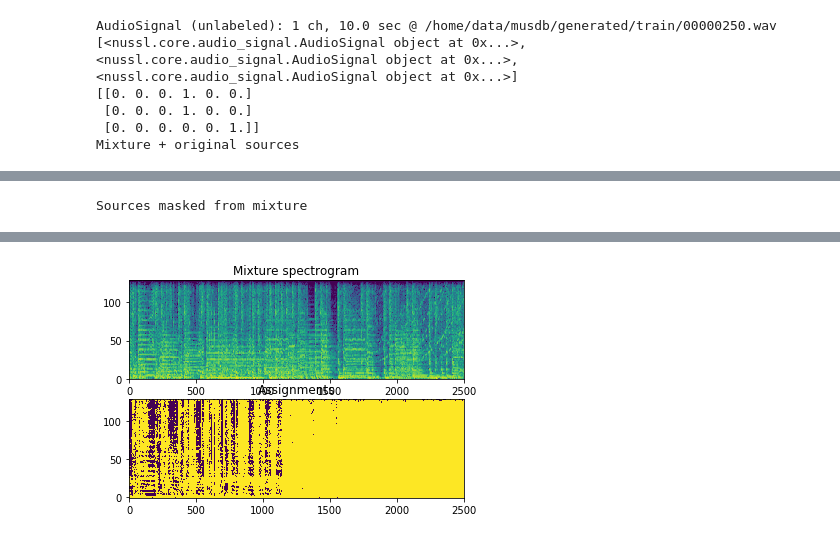
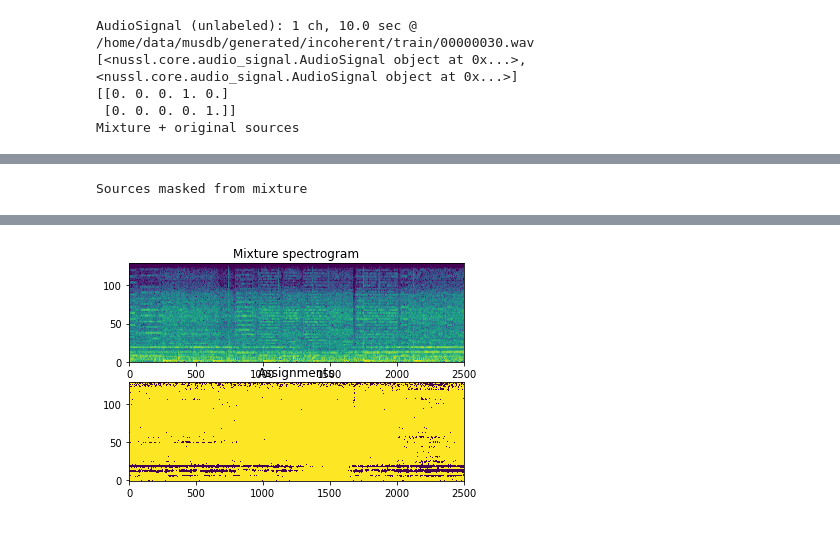
Before and after one commit to pseeth/cookiecutter-nussl, a Jupyter notebook: {{cookiecutter.repo_name}}/notebooks/example.ipynb, the cells around one changed output, grey strips where cells are left out. Drawn from its saved outputs; the diff is of its cells as text; code cells hidden in the pictures.

Commit message:
mixing coherent and incoherent

```diff
--- a/{{cookiecutter.repo_name}}/notebooks/example.ipynb
+++ b/{{cookiecutter.repo_name}}/notebooks/example.ipynb
@@ -6,7 +6,7 @@ from cookiecutter_repo.dataset import Scaper
 import os
 from runners.utils import load_yaml
 
-folder = os.path.join(os.getenv('DATA_DIRECTORY'), 'musdb/generated/train')
+folder = os.path.join(os.getenv('DATA_DIRECTORY'), 'musdb/generated/incoherent/train')
 spec = load_yaml('../experiments/speech_dpcl.yml')
 spec['dataset_config']['cache'] = '~/.nussl/cache' # so it caches only in this container
 spec['dataset_config']['sample_rate'] = 16000
@@ -19,12 +19,11 @@ dset.inspect(0)
-AudioSignal (unlabeled): 1 ch, 10.0 sec @ /home/data/musdb/generated/train/00000250.wav
-[<nussl.core.audio_signal.AudioSignal object at 0x...>, <nussl.core.audio_signal.AudioSignal object at 0x...>, <nussl.core.audio_signal.AudioSignal object at 0x...>]
-[[0. 0. 0. 1. 0. 0.]
- [0. 0. 0. 1. 0. 0.]
- [0. 0. 0. 0. 0. 1.]]
+AudioSignal (unlabeled): 1 ch, 10.0 sec @ /home/data/musdb/generated/incoherent/train/00000030.wav
+[<nussl.core.audio_signal.AudioSignal object at 0x...>, <nussl.core.audio_signal.AudioSignal object at 0x...>]
+[[0. 0. 0. 1. 0.]
+ [0. 0. 0. 0. 1.]]
 Mixture + original sources
 [interactive output not drawn]
 [interactive output not drawn]
 [interactive output not drawn]
+Sources masked from mixture
 [interactive output not drawn]
-Sources masked from mixture
 [interactive output not drawn]
@@ -33 +30 @@ Sources masked from mixture
-[figure, old version]
+[figure, new version]
```
Also changed, not shown: parts of 1 cell of this notebook, 4 other files.
